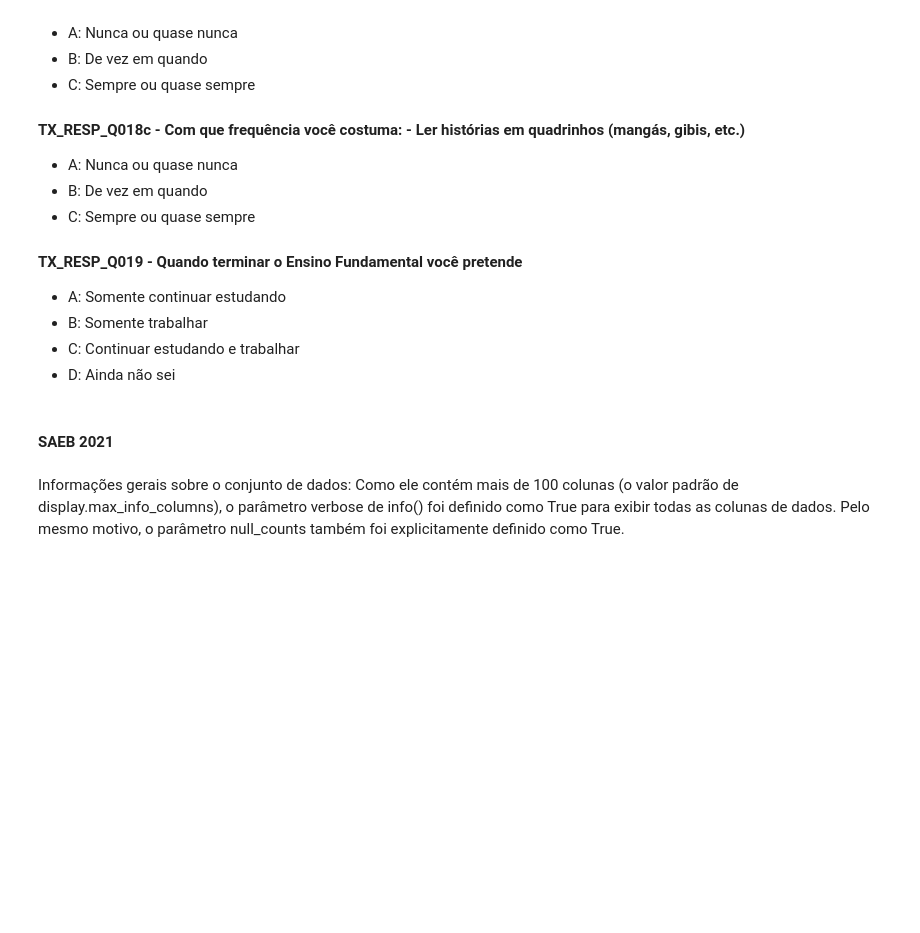
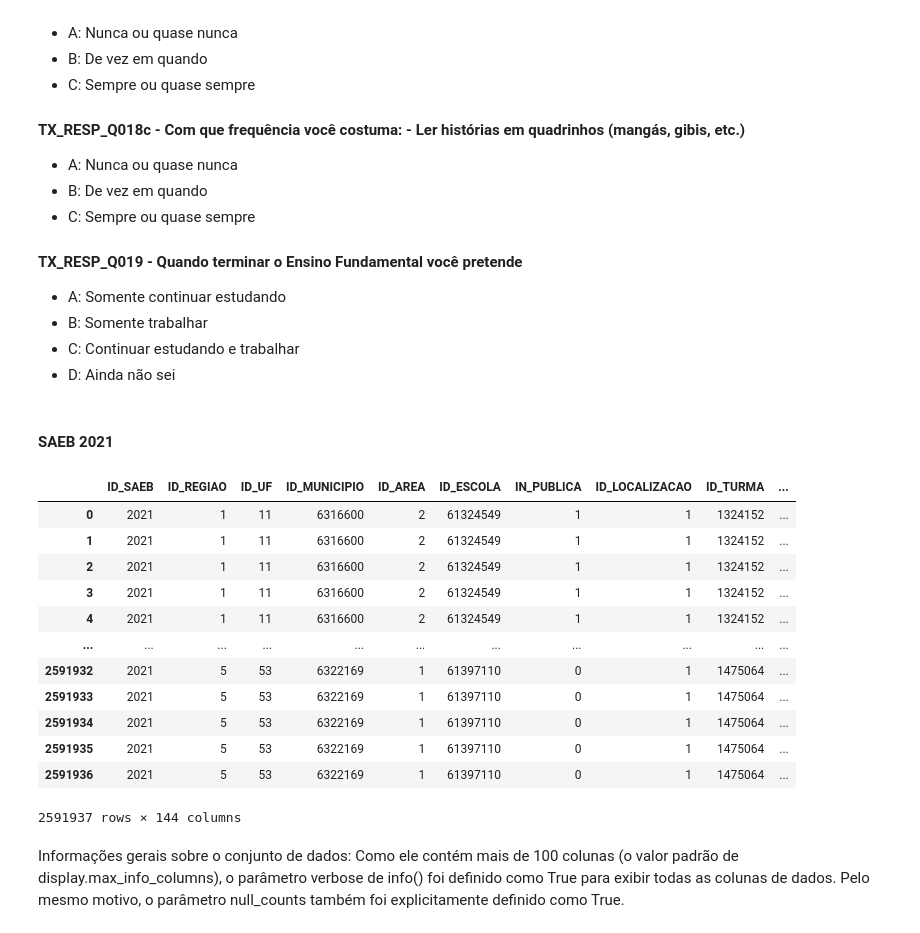
Before and after one commit to emilly788/TCC, a Jupyter notebook: TCC (1).ipynb, the cells around one changed output. Saved outputs shown, nothing was run; the diff lists cells and outputs as text; code cells hidden in the pictures; blank space fills up the shorter version.

```diff
--- a/TCC (1).ipynb
+++ b/TCC (1).ipynb
@@ -516,7 +530,21 @@ Abaixo está uma listagem literal das perguntas do Questionário de Estudante(TX
 # %%
 gc.collect()
 df_saeb_2021 = pd.read_csv("2021/TS_ALUNO_9EF.csv", encoding='latin-1', sep=";", dtype='category')
-#df_saeb_2021
+df_saeb_2021
+# %% [output]
+|  | ID_SAEB | ID_REGIAO | ID_UF | ID_MUNICIPIO | ID_AREA | ID_ESCOLA | IN_PUBLICA | ID_LOCALIZACAO | ID_TURMA | ... |
+| 0 | 2021 | 1 | 11 | 6316600 | 2 | 61324549 | 1 | 1 | 1324152 | ... |
+| 1 | 2021 | 1 | 11 | 6316600 | 2 | 61324549 | 1 | 1 | 1324152 | ... |
+| 2 | 2021 | 1 | 11 | 6316600 | 2 | 61324549 | 1 | 1 | 1324152 | ... |
+| 3 | 2021 | 1 | 11 | 6316600 | 2 | 61324549 | 1 | 1 | 1324152 | ... |
+| 4 | 2021 | 1 | 11 | 6316600 | 2 | 61324549 | 1 | 1 | 1324152 | ... |
+| ... | ... | ... | ... | ... | ... | ... | ... | ... | ... | ... |
+| 2591932 | 2021 | 5 | 53 | 6322169 | 1 | 61397110 | 0 | 1 | 1475064 | ... |
+| 2591933 | 2021 | 5 | 53 | 6322169 | 1 | 61397110 | 0 | 1 | 1475064 | ... |
+| 2591934 | 2021 | 5 | 53 | 6322169 | 1 | 61397110 | 0 | 1 | 1475064 | ... |
+| 2591935 | 2021 | 5 | 53 | 6322169 | 1 | 61397110 | 0 | 1 | 1475064 | ... |
+| 2591936 | 2021 | 5 | 53 | 6322169 | 1 | 61397110 | 0 | 1 | 1475064 | ... |
+2591937 rows × 144 columns
 # %% [markdown]
 Informações gerais sobre o conjunto de dados:
 Como ele contém mais de 100 colunas (o valor padrão de display.max_info_columns), o parâmetro verbose de info() foi definido como True para exibir todas as colunas de dados. Pelo mesmo motivo, o parâmetro null_counts também foi explicitamente definido como True.
```
Also changed, not shown: parts of 9 cells of this notebook.
